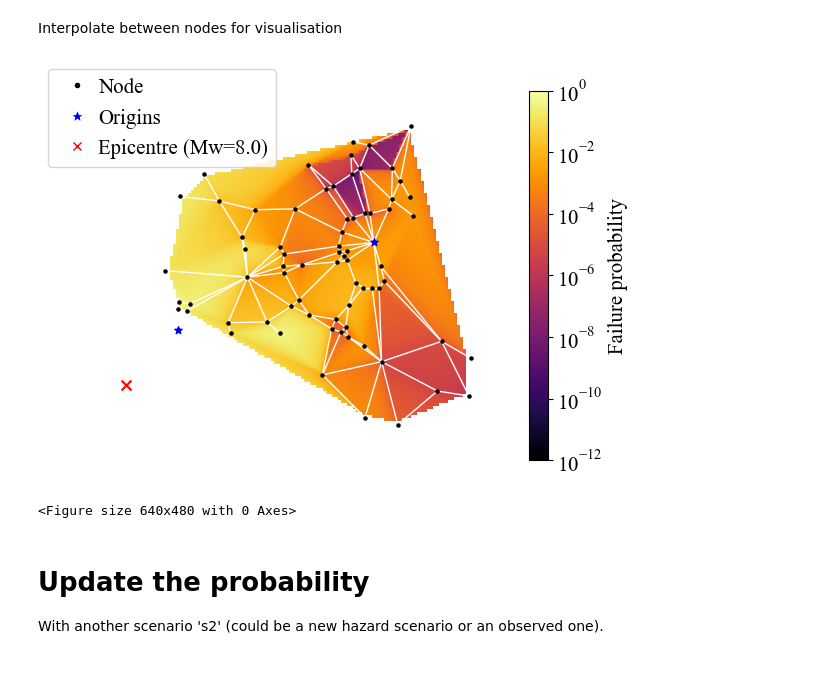
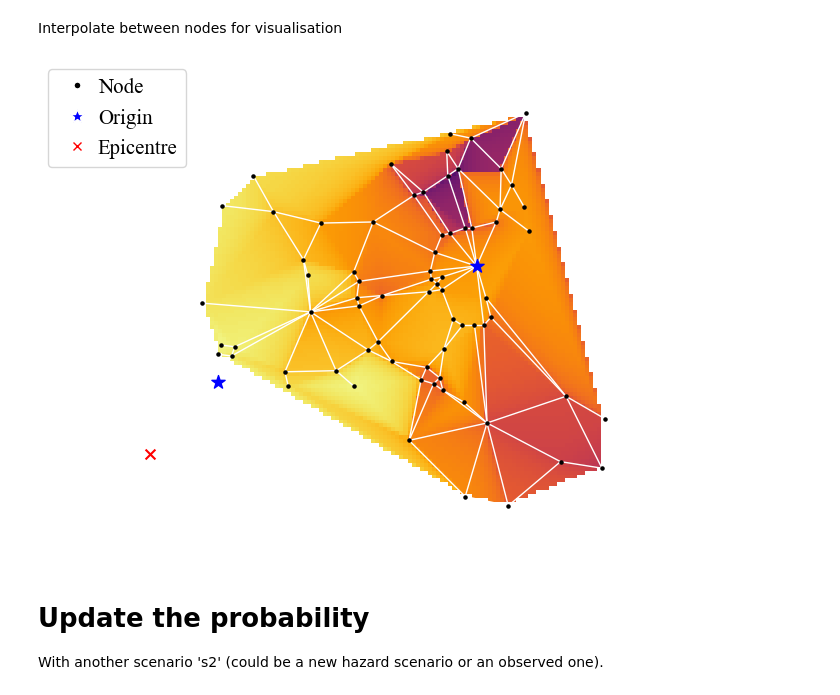
Before and after one commit to jieunbyun/BNS-JT, a Jupyter notebook: BNS_JT/demos/pf_map/post.ipynb, the cells around one changed output. Drawn from its saved outputs; the diff is of its cells as text; code cells hidden in the pictures.

Commit message:
visualise the EMA graph

```diff
--- a/BNS_JT/demos/pf_map/post.ipynb
+++ b/BNS_JT/demos/pf_map/post.ipynb
@@ -43,7 +43,7 @@ print(node_pfs)
 # %% [markdown]
 Interpolate between nodes for visualisation
 # %%
-def draw_pf_map(node_coords, node_pfs, arcs, epi_loc, os_list, Mw):
+def draw_pf_map(node_coords, node_pfs, arcs, epi_loc, os_list, Mw, fig_name, is_legend, is_cmap, margin):
 
     coords_list = []
     pfs_list = []
@@ -62,13 +62,14 @@ def draw_pf_map(node_coords, node_pfs, arcs, epi_loc, os_list, Mw):
     # Create a color map using imshow
     im = plt.imshow(grid_z.T, norm=colors.LogNorm(vmin = 1.0e-12, vmax = 1.0), extent=(min(x_coords), max(x_coords), min(y_coords), max(y_coords)),
             origin='lower', cmap='inferno')
-    cbar = plt.colorbar(im)
 
     f_size = 15
-    font_style = {'size': f_size, 'family': 'Times New Roman'}
-    cbar.set_label('Failure probability', fontdict = font_style)
-    tick_labels = cbar.ax.get_yticklabels()
-    cbar.ax.set_yticklabels(tick_labels, fontdict=font_style)
+    if is_cmap:
+        cbar = plt.colorbar(im, shrink=0.8)
+        font_style = {'size': f_size, 'family': 'Times New Roman'}
+        cbar.set_label('Failure probability', fontdict = font_style)
+        tick_labels = cbar.ax.get_yticklabels()
+        cbar.ax.set_yticklabels(tick_labels, fontdict=font_style)
 
     # Graph
     G = nx.Graph()
@@ -83,29 +84,31 @@ def draw_pf_map(node_coords, node_pfs, arcs, epi_loc, os_list, Mw):
     nx.draw(G, node_coords, nodelist = [n for n in node_coords if n != 'epi'], node_color='k', edge_color='w', node_size=5)
 
     ## Origin nodes
-    nx.draw_networkx_nodes(G, node_coords, nodelist=os_list, node_color='b', node_size=30, node_shape='*' )
+    nx.draw_networkx_nodes(G, node_coords, nodelist=os_list, node_color='b', node_size=100, node_shape='*' )
     ## Epicentre
     nx.draw_networkx_nodes(G, node_coords, nodelist = ['epi'], node_color='r', node_size=50, node_shape='x')
 
     ## Legend
-    legend_elements = [Line2D([0], [0], marker='o', color='w', label='Node',
-                            markerfacecolor='k', markersize=5),
-                    Line2D([0], [0], marker='*', color='w', label='Origins',
-                            markerfacecolor='b', markersize=10),
-                    Line2D([0], [0], marker='x', color='w', label=f'Epicentre (Mw={Mw:.1f})',
-                            markeredgecolor='r', markersize=6)]
-    font_style_l = {'size': f_size, 'family': 'Times New Roman'}
-    plt.legend(handles=legend_elements, loc=[-0.15,0.8], prop=font_style_l, handletextpad=0.00001)
-    plt.savefig('pf_map1.png', dpi=500)
+    if is_legend:
+        legend_elements = [Line2D([0], [0], marker='o', color='w', label='Node',
+                                markerfacecolor='k', markersize=5),
+                        Line2D([0], [0], marker='*', color='w', label='Origin',
+                                markerfacecolor='b', markersize=10),
+                        Line2D([0], [0], marker='x', color='w', label='Epicentre',
+                                markeredgecolor='r', markersize=6)]
+        font_style_l = {'size': f_size, 'family': 'Times New Roman'}
+        plt.legend(handles=legend_elements, loc=[-0.15,0.8], prop=font_style_l, handletextpad=0.00001)
+
+    plt.subplots_adjust(left=margin[0], right=margin[1], top=margin[2], bottom=margin[3])
+    plt.savefig(fig_name, dpi=500)
 
     # Show the plot
     %matplotlib inline
     plt.show()
 # %%
-draw_pf_map(node_coords, node_pfs, arcs, epi_loc, os_list, cfg.infra['eq']['s1']['Mw'], 'pf_map1.png')
+draw_pf_map(node_coords, node_pfs, arcs, epi_loc, os_list, cfg.infra['eq']['s1']['Mw'], 'pf_map1.png', is_legend=True, is_cmap=False, margin=[-0.2, 1.3, 0.99, 0.0])
 # %% [output]
-[figure, old version]
+[figure, new version]
-<Figure size 640x480 with 0 Axes>
 # %% [markdown]
 # Update the probability
 
```
Also changed, not shown: parts of 4 cells of this notebook.
